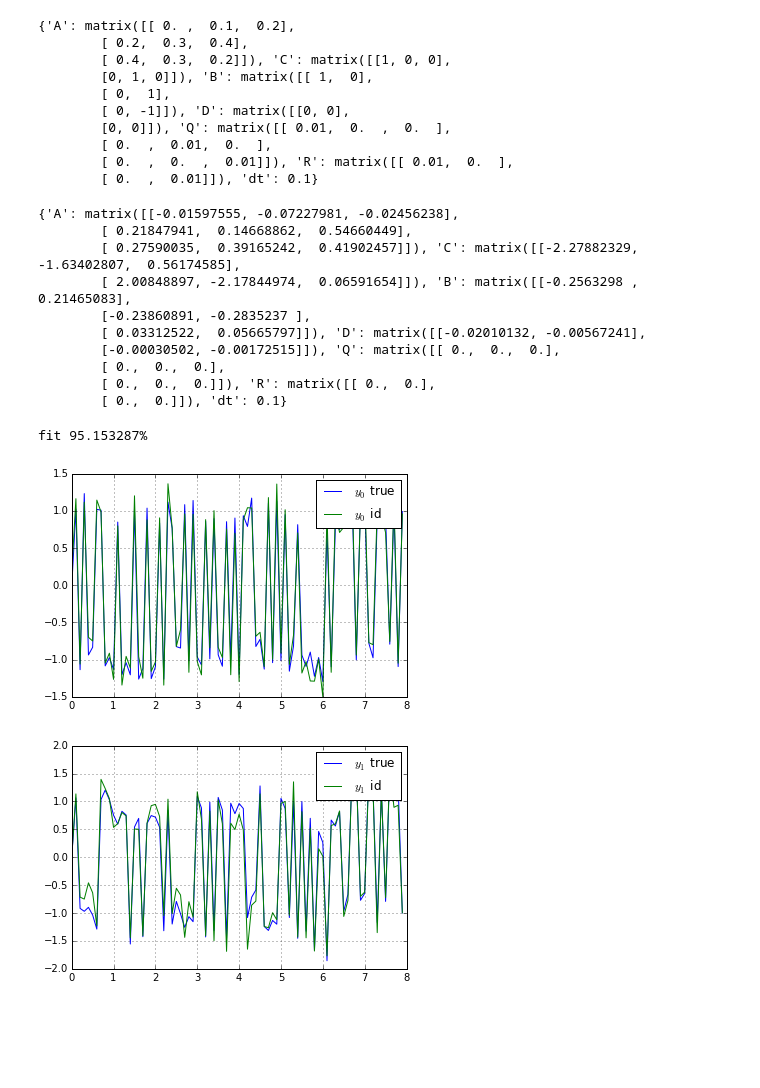
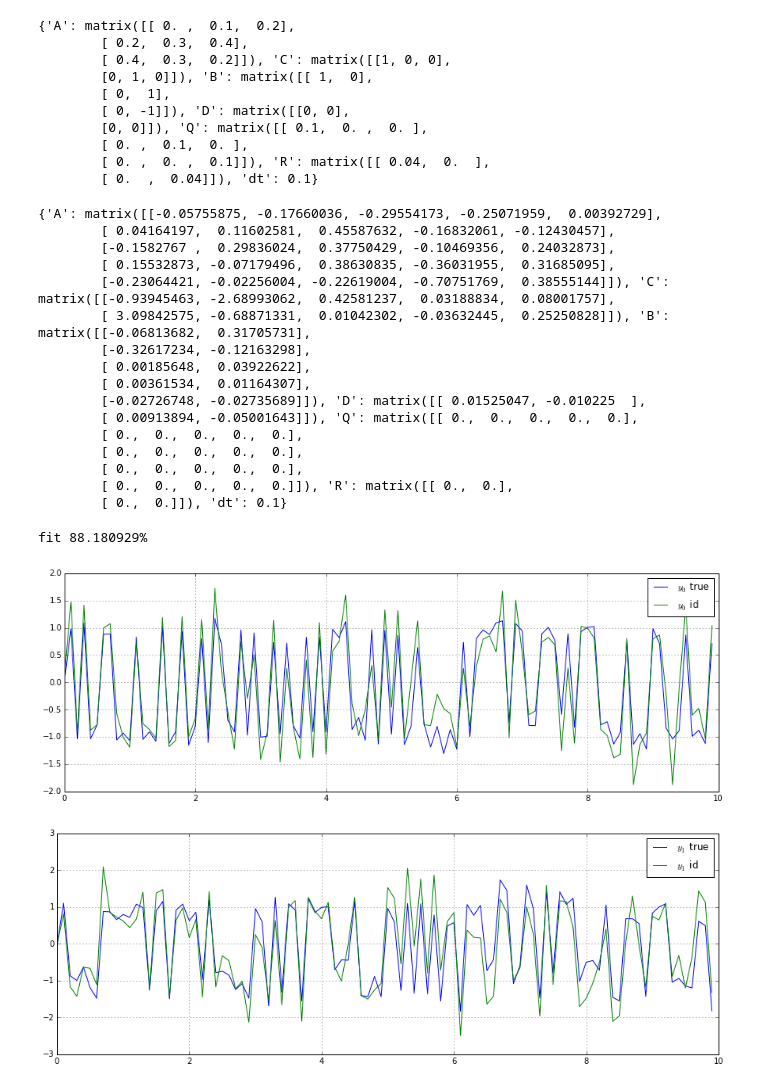
Before and after one commit to jgoppert/sysid, a Jupyter notebook: examples/System Identification Example.ipynb, the cells around one changed output. Drawn from its saved outputs; the diff is of its cells as text; code cells hidden in the pictures; blank space fills up the shorter version.

```diff
--- a/examples/System Identification Example.ipynb
+++ b/examples/System Identification Example.ipynb
@@ -38,7 +38,7 @@ ss2 = sysid.StateSpaceDiscreteLinear(
     A=pl.matrix([[0,0.1,0.2],[0.2,0.3,0.4],[0.4,0.3,0.2]]),
     B=pl.matrix([[1,0],[0,1],[0,-1]]),
     C=pl.matrix([[1,0,0],[0,1,0]]), D=pl.matrix([[0,0],[0,0]]),
-    Q=pl.diag([0.01,0.01,0.01]), R=pl.diag([0.01,0.01]), dt=0.1)
+    Q=pl.diag([0.1,0.1,0.1]), R=pl.diag([0.04,0.04]), dt=0.1)
 ss2
 # %% [output]
 {'A': matrix([[ 0. ,  0.1,  0.2],
@@ -47,10 +47,10 @@ ss2
         [0, 1, 0]]), 'B': matrix([[ 1,  0],
         [ 0,  1],
         [ 0, -1]]), 'D': matrix([[0, 0],
-        [0, 0]]), 'Q': matrix([[ 0.01,  0.  ,  0.  ],
-        [ 0.  ,  0.01,  0.  ],
-        [ 0.  ,  0.  ,  0.01]]), 'R': matrix([[ 0.01,  0.  ],
-        [ 0.  ,  0.01]]), 'dt': 0.1}
+        [0, 0]]), 'Q': matrix([[ 0.1,  0. ,  0. ],
+        [ 0. ,  0.1,  0. ],
+        [ 0. ,  0. ,  0.1]]), 'R': matrix([[ 0.04,  0.  ],
+        [ 0.  ,  0.04]]), 'dt': 0.1}
 # %%
 pl.seed(1234)
 prbs1 = sysid.prbs(1000)
@@ -59,7 +59,7 @@ def f_prbs_2d(t, x, i):
     i = i%1000
     return 2*pl.matrix([prbs1[i]-0.5, prbs2[i]-0.5]).T
 # %%
-tf = 8
+tf = 10
 data2 = ss2.simulate(
     f_u=f_prbs_2d, x0=pl.matrix([0,0,0]).T, tf=tf)
 ss2_id = sysid.subspace_det_algo1(y=data2.y, u=data2.u,
@@ -69,28 +69,34 @@ data2_id = ss2_id.simulate(
     x0=pl.matrix(pl.zeros(ss2_id.A.shape[0])).T, tf=tf)
 ss2_id
 # %% [output]
-{'A': matrix([[-0.01597555, -0.07227981, -0.02456238],
-        [ 0.21847941,  0.14668862,  0.54660449],
-        [ 0.27590035,  0.39165242,  0.41902457]]), 'C': matrix([[-2.27882329, -1.63402807,  0.56174585],
-        [ 2.00848897, -2.17844974,  0.06591654]]), 'B': matrix([[-0.2563298 ,  0.21465083],
-        [-0.23860891, -0.2835237 ],
-        [ 0.03312522,  0.05665797]]), 'D': matrix([[-0.02010132, -0.00567241],
-        [-0.00030502, -0.00172515]]), 'Q': matrix([[ 0.,  0.,  0.],
-        [ 0.,  0.,  0.],
-        [ 0.,  0.,  0.]]), 'R': matrix([[ 0.,  0.],
+{'A': matrix([[-0.05755875, -0.17660036, -0.29554173, -0.25071959,  0.00392729],
+        [ 0.04164197,  0.11602581,  0.45587632, -0.16832061, -0.12430457],
+        [-0.1582767 ,  0.29836024,  0.37750429, -0.10469356,  0.24032873],
+        [ 0.15532873, -0.07179496,  0.38630835, -0.36031955,  0.31685095],
+        [-0.23064421, -0.02256004, -0.22619004, -0.70751769,  0.38555144]]), 'C': matrix([[-0.93945463, -2.68993062,  0.42581237,  0.03188834,  0.08001757],
+        [ 3.09842575, -0.68871331,  0.01042302, -0.03632445,  0.25250828]]), 'B': matrix([[-0.06813682,  0.31705731],
+        [-0.32617234, -0.12163298],
+        [ 0.00185648,  0.03922622],
+        [ 0.00361534,  0.01164307],
+        [-0.02726748, -0.02735689]]), 'D': matrix([[ 0.01525047, -0.010225  ],
+        [ 0.00913894, -0.05001643]]), 'Q': matrix([[ 0.,  0.,  0.,  0.,  0.],
+        [ 0.,  0.,  0.,  0.,  0.],
+        [ 0.,  0.,  0.,  0.,  0.],
+        [ 0.,  0.,  0.,  0.,  0.],
+        [ 0.,  0.,  0.,  0.,  0.]]), 'R': matrix([[ 0.,  0.],
         [ 0.,  0.]]), 'dt': 0.1}
 # %%
 for i in range(2):
-    pl.figure()
+    pl.figure(figsize=(15,5))
     pl.plot(data2_id.t.T, data2_id.y[i,:].T,
             label='$y_{:d}$ true'.format(i))
     pl.plot(data2.t.T, data2.y[i,:].T,
             label='$y_{:d}$ id'.format(i))
     pl.legend()
     pl.grid()
 print 'fit {:f}%'.format(100*sysid.subspace.nrms(
         data2_id.y, data2.y))
 # %% [output]
-fit 95.153287%
+fit 88.180929%
-[figure, old version]
+[figure, new version]
-[figure, old version]
+[figure, new version]
```
Also changed, not shown: parts of 3 cells of this notebook, 2 other files.
